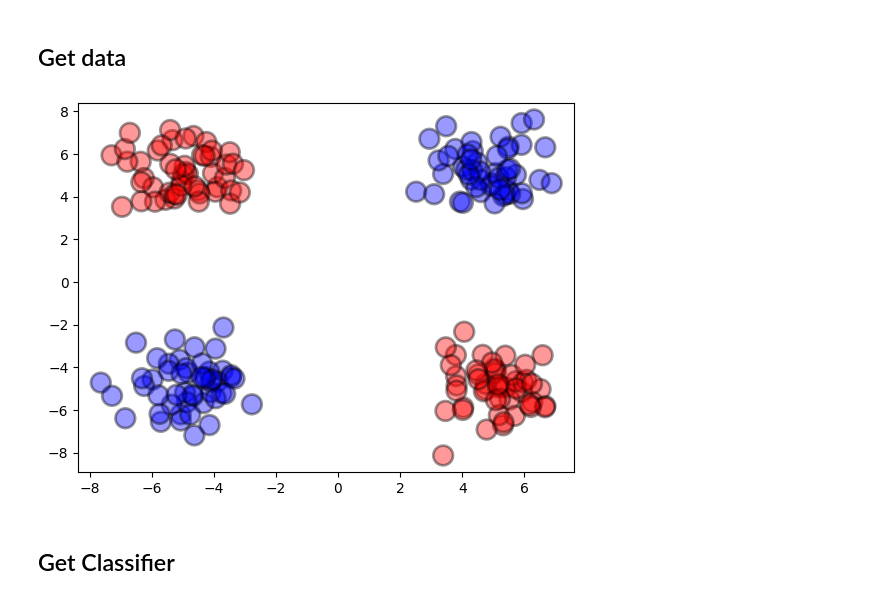
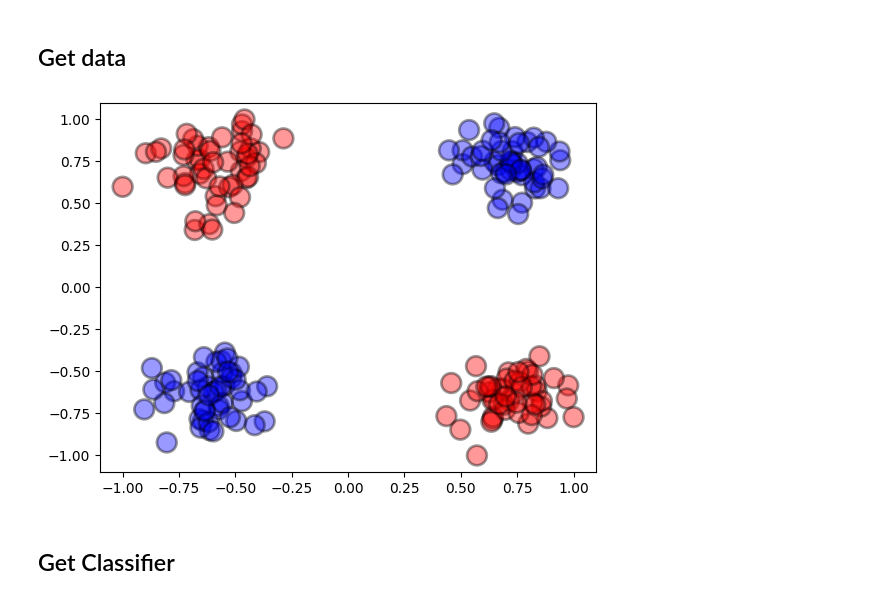
Before and after one commit to mattclifford1/linear_confidence, a Jupyter notebook: notebooks/reprojection.ipynb, the cells around one changed output. Drawn from its saved outputs; the diff is of its cells as text; code cells hidden in the pictures.

```diff
--- a/notebooks/reprojection.ipynb
+++ b/notebooks/reprojection.ipynb
@@ -15,13 +15,13 @@ The autoreload extension is already loaded. To reload it, use:
 # %%
 N1 = 100
 N2 = 100
 data_clf = data.get_XOR(
     N1=N1,
     N2=N2,
-    scale=False)
+    scale=True)
 deltas.plotting.plots.plot_classes(data_clf['data'])
 # %% [output]
-[figure, old version]
+[figure, new version]
 # %% [markdown]
 ## Get Classifier
 # %%
```
Also changed, not shown: parts of 4 cells of this notebook.
